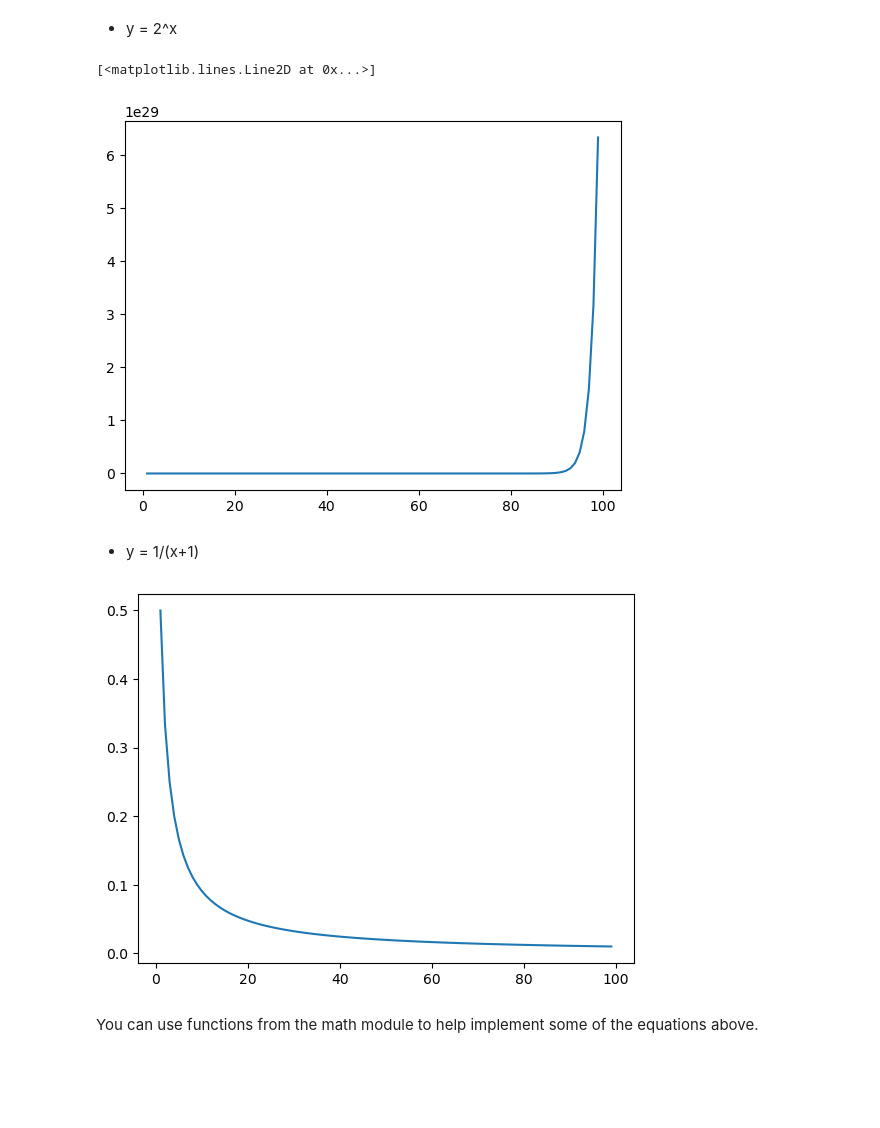
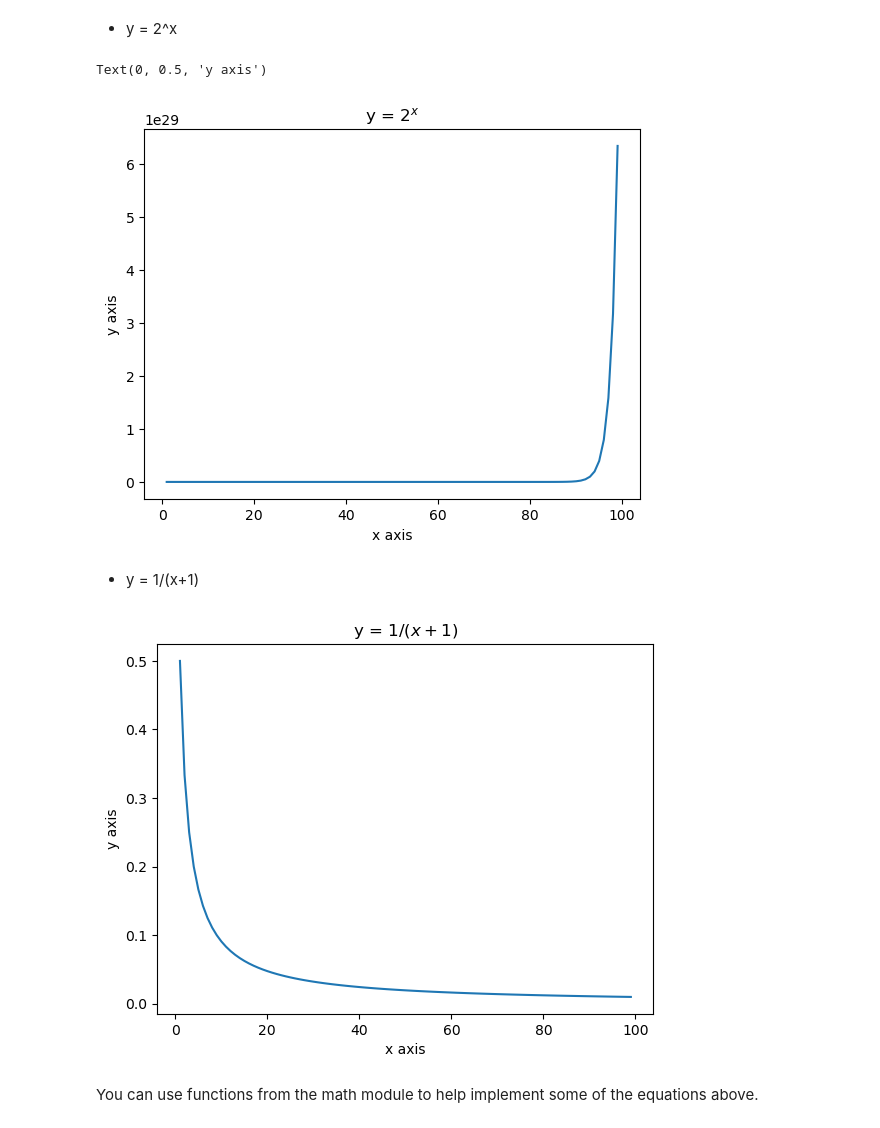
Before and after one commit to Joshua-Click/dumpy-pandas-visualization-exercises, a Jupyter notebook: matplotlib_exercises.ipynb, the cells around one changed output. Drawn from its saved outputs; the diff is of its cells as text; code cells hidden in the pictures; blank space fills up the shorter version.

```diff
--- a/matplotlib_exercises.ipynb
+++ b/matplotlib_exercises.ipynb
@@ -50,18 +57,25 @@ plt.plot(x, y2)
 x = range(1,100)
 y3 = [2**n for n in x]
 plt.plot(x,y3)
+plt.title('y = $2^x$')
+plt.xlabel('x axis')
+plt.ylabel('y axis')
 # %% [output]
-[<matplotlib.lines.Line2D at 0x...>]
+Text(0, 0.5, 'y axis')
-[figure, old version]
+[figure, new version]
 # %% [markdown]
 * y = 1/(x+1)
 # %%
 x = range(1,100)
 y4 = [1 / (n+1) for n in x]
+
 plt.plot(x, y4)
+plt.title('y = $1/(x+1)$')
+plt.xlabel('x axis')
+plt.ylabel('y axis')
 plt.show()
 # %% [output]
-[figure, old version]
+[figure, new version]
 # %% [markdown]
 You can use functions from the math module to help implement some of the equations above.
 # %% [markdown]
```
Also changed, not shown: parts of 6 cells of this notebook.
